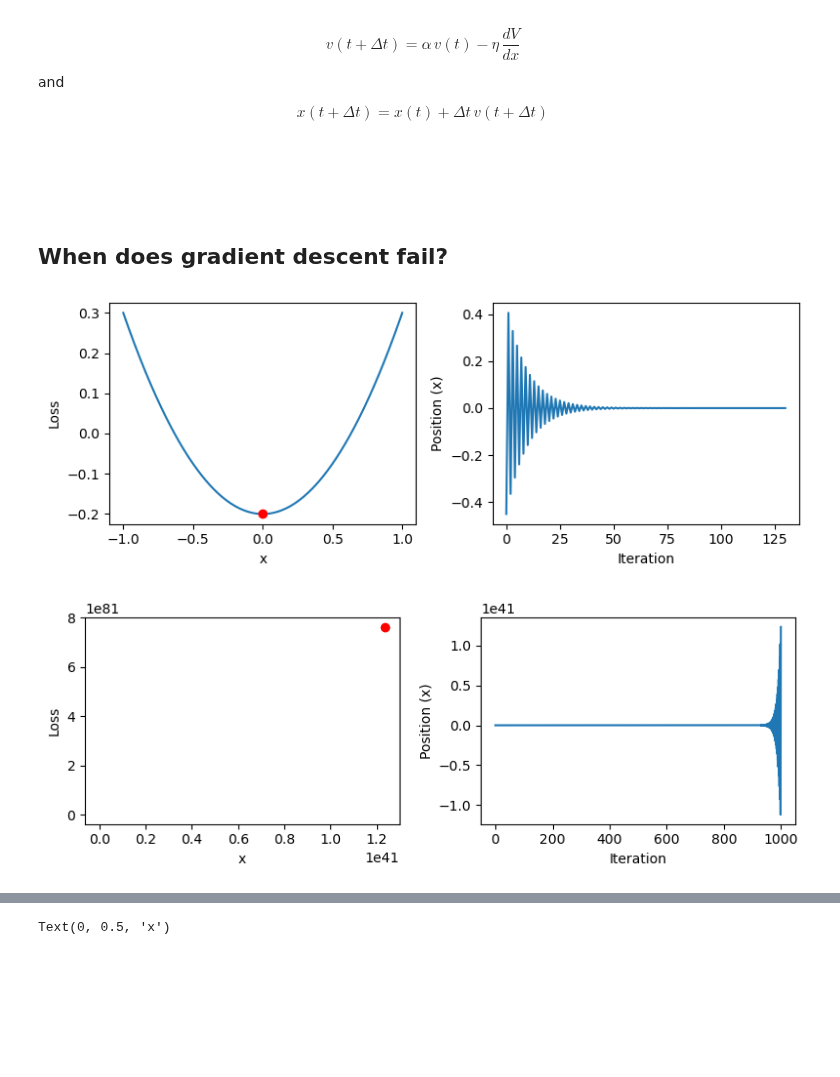
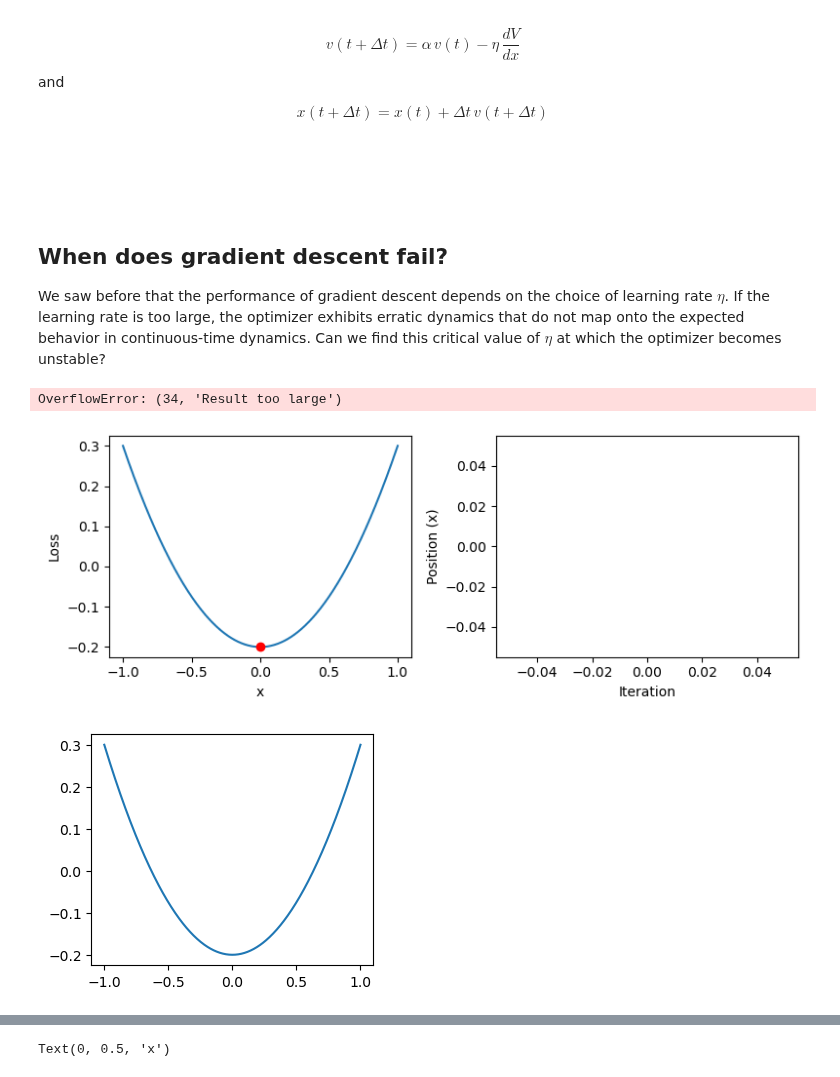
Before and after one commit to williamgilpin/cphy, a Jupyter notebook: talks/convex_optimization_univariate.ipynb, the cells around one changed output, grey strips where cells are left out. Saved outputs shown, nothing was run; the diff lists cells and outputs as text; code cells hidden in the pictures; blank space fills up the shorter version.

```diff
--- a/talks/convex_optimization_univariate.ipynb
+++ b/talks/convex_optimization_univariate.ipynb
@@ -353,31 +370,34 @@ $$
 <br><br><br>
 # %% [markdown]
 ## When does gradient descent fail?
+
+We saw before that the performance of gradient descent depends on the choice of learning rate $\eta$. If the learning rate is too large, the optimizer exhibits erratic dynamics that do not map onto the expected behavior in continuous-time dynamics. Can we find this critical value of $\eta$ at which the optimizer becomes unstable?
 # %%
 loss = lambda x: 0.5 * x**2 - 0.2
 loss_grad = lambda x: x
 
-for lr in [1.9, 2.1]:
+for lr in [1.0, 3.0]:
     # optimizer = GradientDescentOptimizer(store_history=True, learning_rate=2.0)
     optimizer = GradientDescentOptimizer(store_history=True, learning_rate=lr)
     x_opt = optimizer.optimize(loss_grad, 0.5)
 
     plt.figure(figsize=(8, 3))
     plt.subplot(1, 2, 1)
     plt.plot(xx, loss(xx))
     plt.plot(x_opt, loss(x_opt), 'ro')
     plt.xlabel('x')
     plt.ylabel("Loss")
 
     plt.subplot(1, 2, 2)
     plt.plot(optimizer.history)
     plt.xlabel('Iteration')
     plt.ylabel('Position (x)')
 
     plt.tight_layout()
 # %% [output]
+OverflowError: (34, 'Result too large')
-[figure, old version]
+[figure, new version]
-[figure, old version]
+[figure, new version]
 # %% [markdown]
 ### The sharpness bound
 
```
Also changed, not shown: parts of 11 cells of this notebook, 1 other file.
